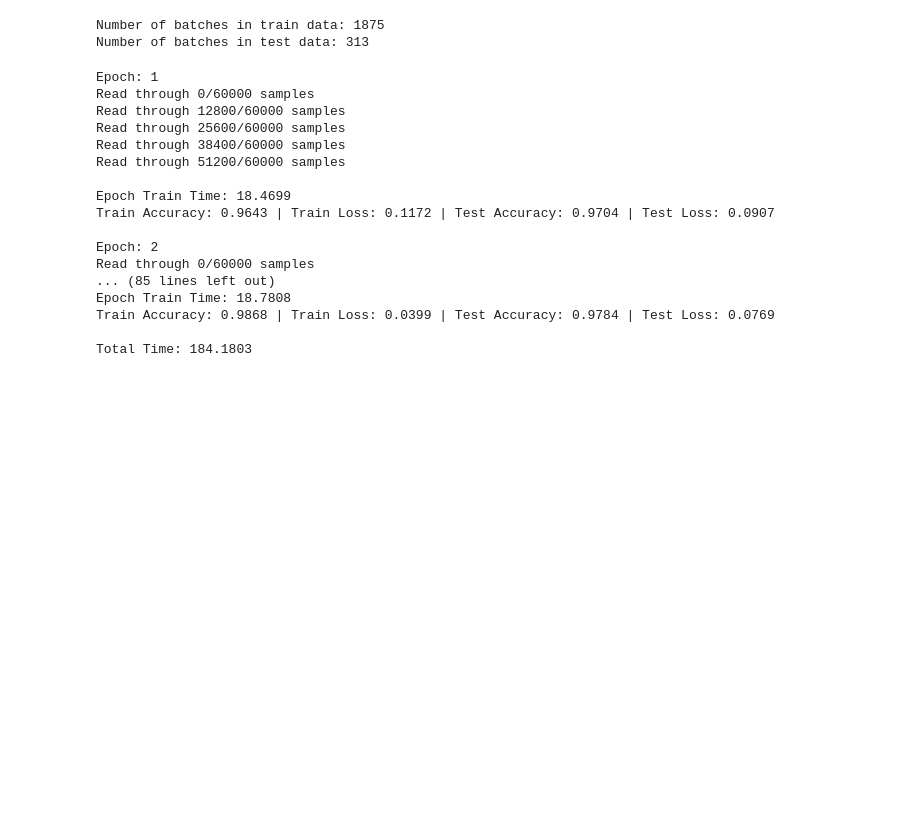
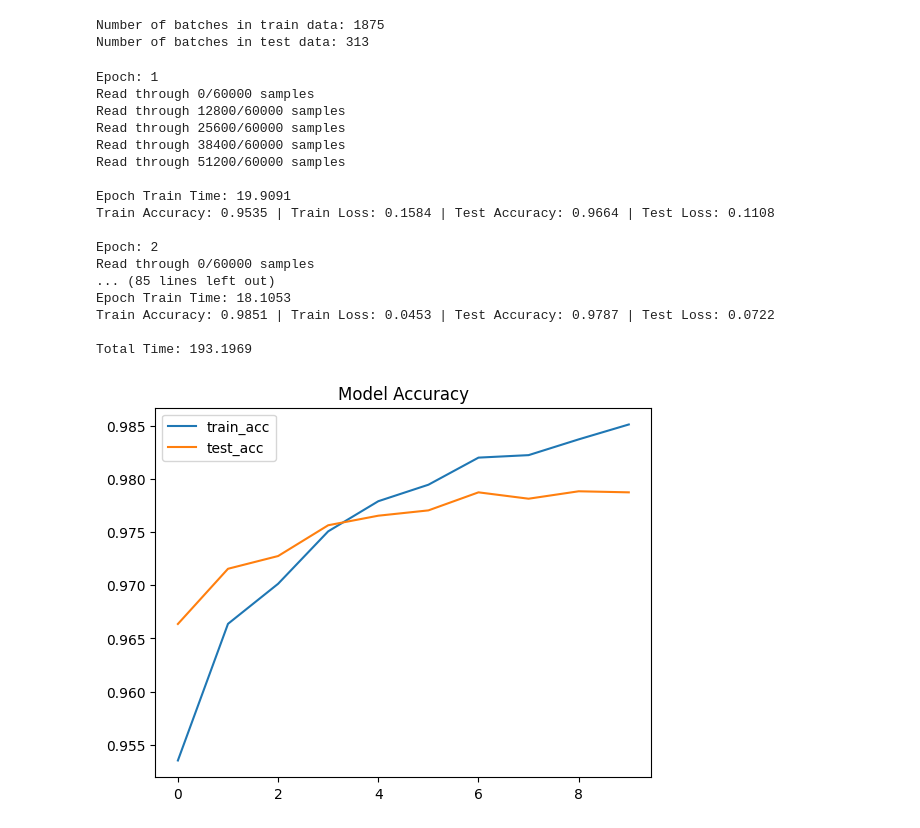
Before and after one commit to JohnYCLam/MachineLearning, a Jupyter notebook: TensorFlow_and_PyTorch_ANN.ipynb, the cells around one changed output. Cells and saved outputs as stored; diff of their text form; code cells hidden in the pictures; blank space fills up the shorter version.

```diff
--- a/TensorFlow_and_PyTorch_ANN.ipynb
+++ b/TensorFlow_and_PyTorch_ANN.ipynb
@@ -328,7 +365,7 @@ def train_step(model, device, loss_fcn, acc_fcn, optimizer, X_train, y_train, tr
 
     return train_loss, train_acc
 # %%
-def test_eval(model, device, loss_fcn, acc_fcn, optimizer, test_dataloader):
+def test_step(model, device, loss_fcn, acc_fcn, optimizer, test_dataloader):
 
     test_loss = 0
     test_acc = 0
@@ -355,21 +392,22 @@ from tqdm.auto import tqdm
 from timeit import default_timer as timer
 
 def model_training(model, device, loss_fcn, acc_fcn, optimizer, train_dataloader, test_dataloader, epochs = 10):
+
+    results = {'train_acc': [], 'train_loss': [], 'test_acc': [], 'test_loss': []}
+
     total_start_time = timer()
     for epoch in tqdm(range(epochs)):
         epoch_start_time = timer()
         print(f'Epoch: {epoch + 1}')
 
-        train_loss = 0
-        train_acc = 0
+        train_loss, train_acc = train_step(model, device, loss_fcn, acc_fcn, optimizer, train_dataloader)
 
-        for batch, (X_train, y_train) in enumerate(train_dataloader):
-            train_loss, train_acc = train_step(model, device, loss_fcn, acc_fcn, optimizer, X_train, y_train, train_loss, train_acc, batch)
+        test_loss, test_acc = test_step(model, device, loss_fcn, acc_fcn, optimizer, test_dataloader)
 
-        train_loss /= len(train_dataloader)
-        train_acc /= len(train_dataloader)
-
-        test_loss, test_acc = test_eval(model, device, loss_fcn, acc_fcn, optimizer, test_dataloader)
+        results['train_loss'].append(train_loss)
+        results['train_acc'].append(train_acc)
+        results['test_loss'].append(test_loss)
+        results['test_acc'].append(test_acc)
 
         epoch_end_time = timer()
 
@@ -378,8 +416,10 @@ def model_training(model, device, loss_fcn, acc_fcn, optimizer, train_dataloader
 
     total_end_time = timer()
     print(f"Total Time: {total_end_time - total_start_time:.4f}")
+
+    return results
 # %%
-model_training(model, device, loss_fcn, acc_fcn, optimizer, train_dataloader, test_dataloader)
+results = model_training(model, device, loss_fcn, acc_fcn, optimizer, train_dataloader, test_dataloader)
 # %% [output]
 Epoch: 1
 Read through 0/60000 samples
@@ -388,13 +428,23 @@ Read through 25600/60000 samples
 Read through 38400/60000 samples
 Read through 51200/60000 samples
 
-Epoch Train Time: 18.4699
-Train Accuracy: 0.9643 | Train Loss: 0.1172 | Test Accuracy: 0.9704 | Test Loss: 0.0907
+Epoch Train Time: 19.9091
+Train Accuracy: 0.9535 | Train Loss: 0.1584 | Test Accuracy: 0.9664 | Test Loss: 0.1108
 
 Epoch: 2
 Read through 0/60000 samples
 ... (85 lines left out)
-Epoch Train Time: 18.7808
-Train Accuracy: 0.9868 | Train Loss: 0.0399 | Test Accuracy: 0.9784 | Test Loss: 0.0769
+Epoch Train Time: 18.1053
+Train Accuracy: 0.9851 | Train Loss: 0.0453 | Test Accuracy: 0.9787 | Test Loss: 0.0722
 
-Total Time: 184.1803
+Total Time: 193.1969
+# %%
+fig, ax = plt.subplots()
+
+ax.plot(results['train_acc'], label = 'train_acc')
+ax.plot(results['test_acc'], label = 'test_acc')
+ax.set_title('Model Accuracy')
+ax.legend()
+plt.show()
+# %% [output]
+[figure, added]
```
Also changed, not shown: parts of 3 cells of this notebook.
